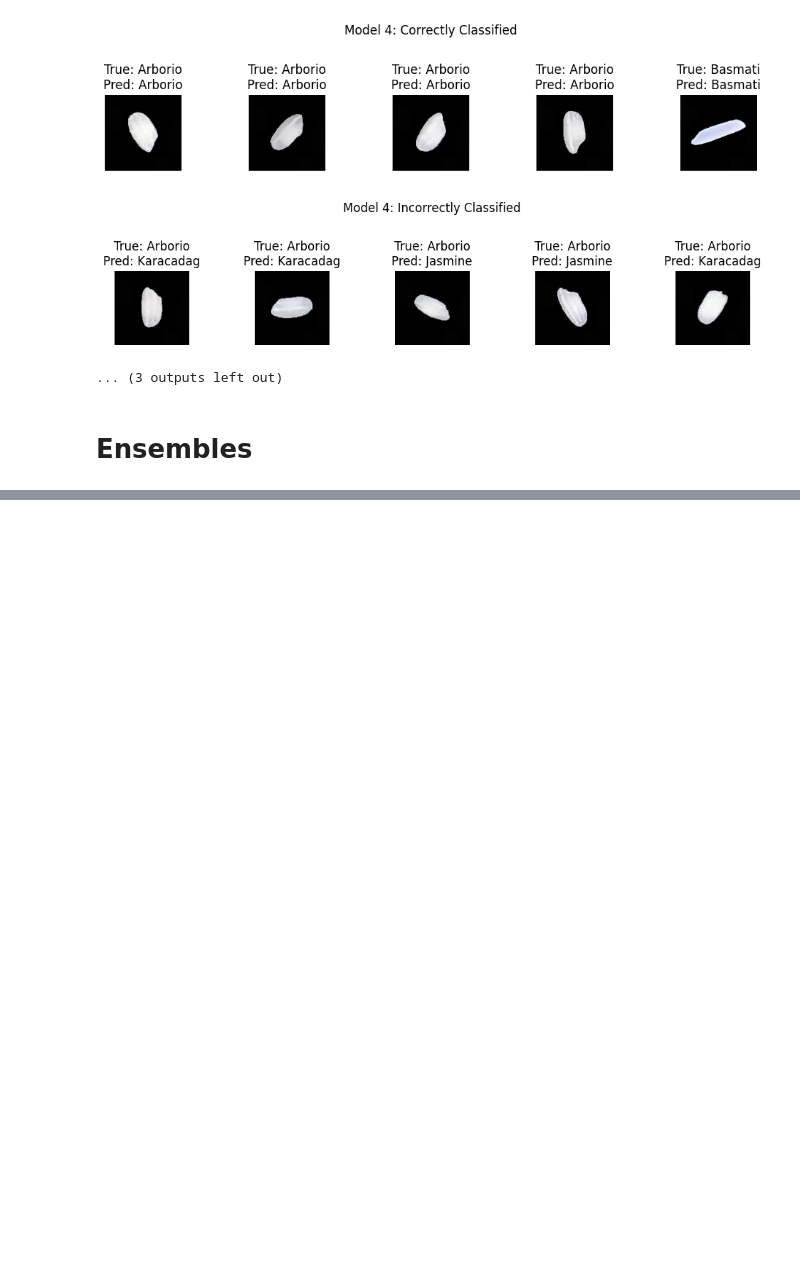
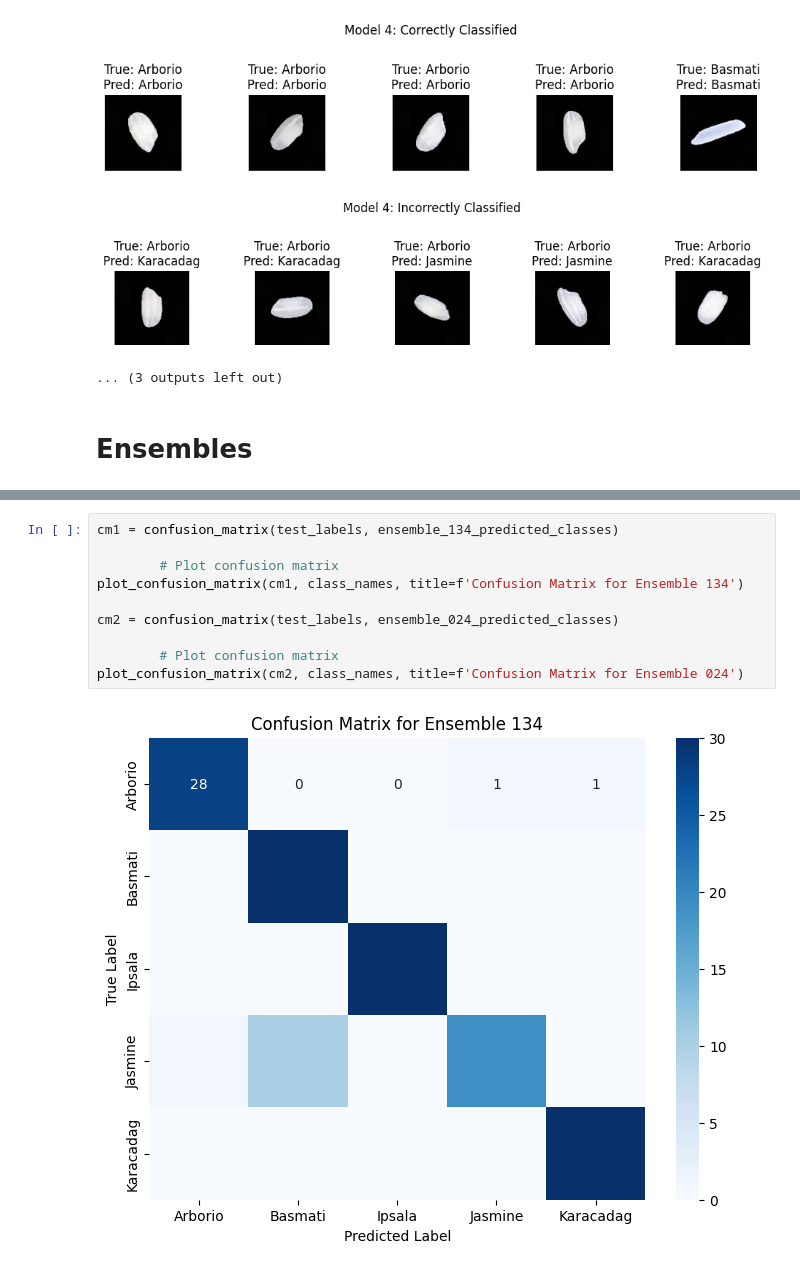
Before and after one commit to Mikerive/DeepLearning, a Jupyter notebook: homework2/Problem2.ipynb, the cells around one changed output, grey strips where cells are left out. Saved outputs shown, nothing was run; the diff lists cells and outputs as text; blank space fills up the shorter version.

Commit message:
Added Ensemble Analysis

```diff
--- a/homework2/Problem2.ipynb
+++ b/homework2/Problem2.ipynb
@@ -303,0 +304,12 @@ weighted avg       0.96      0.95      0.95       150
+# %%
+cm1 = confusion_matrix(test_labels, ensemble_134_predicted_classes)
+
+        # Plot confusion matrix
+plot_confusion_matrix(cm1, class_names, title=f'Confusion Matrix for Ensemble 134')
+
+cm2 = confusion_matrix(test_labels, ensemble_024_predicted_classes)
+
+        # Plot confusion matrix
+plot_confusion_matrix(cm2, class_names, title=f'Confusion Matrix for Ensemble 024')
+# %% [output]
+[figure, added]
```
Also changed, not shown: parts of 3 cells of this notebook.
